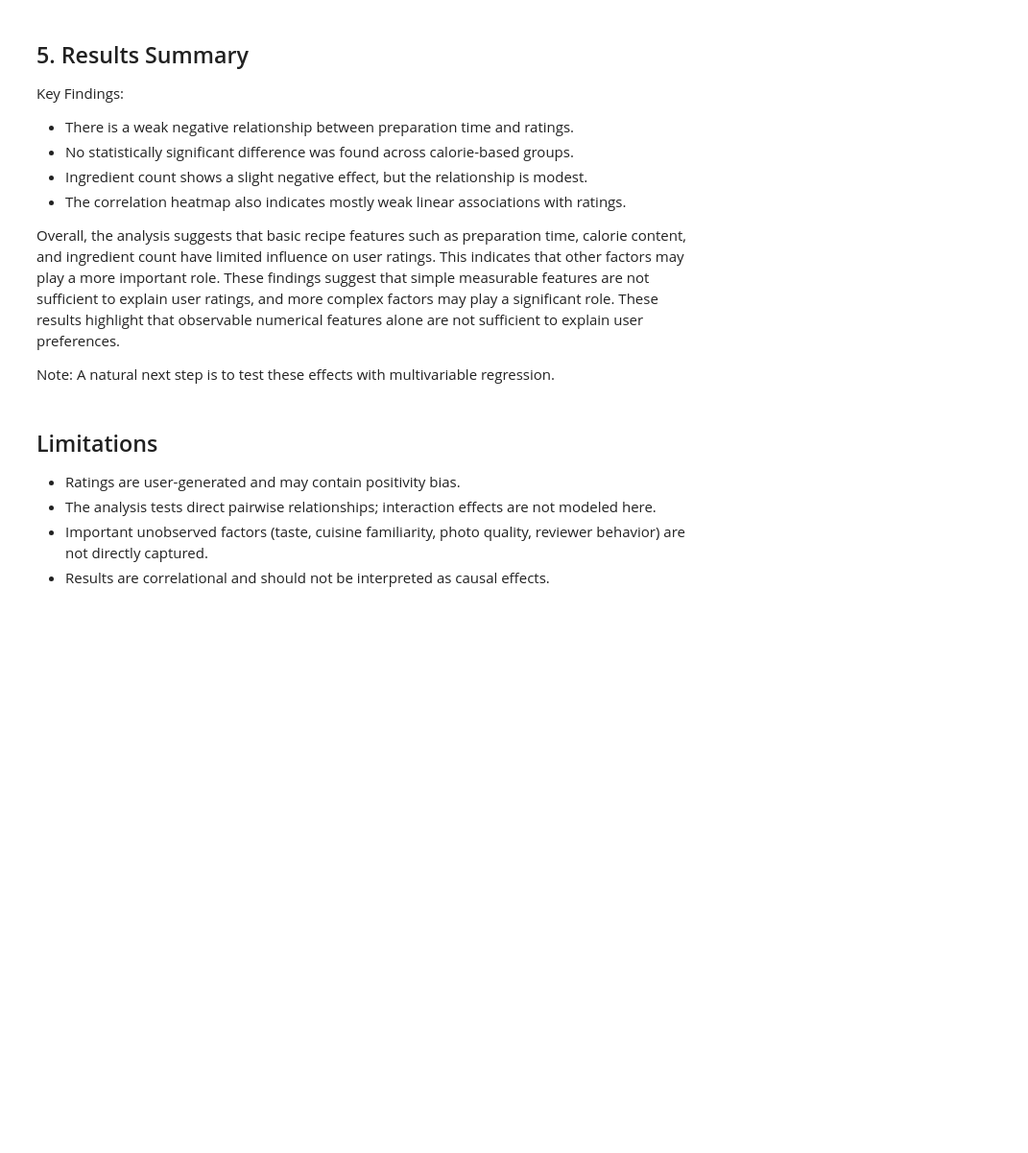
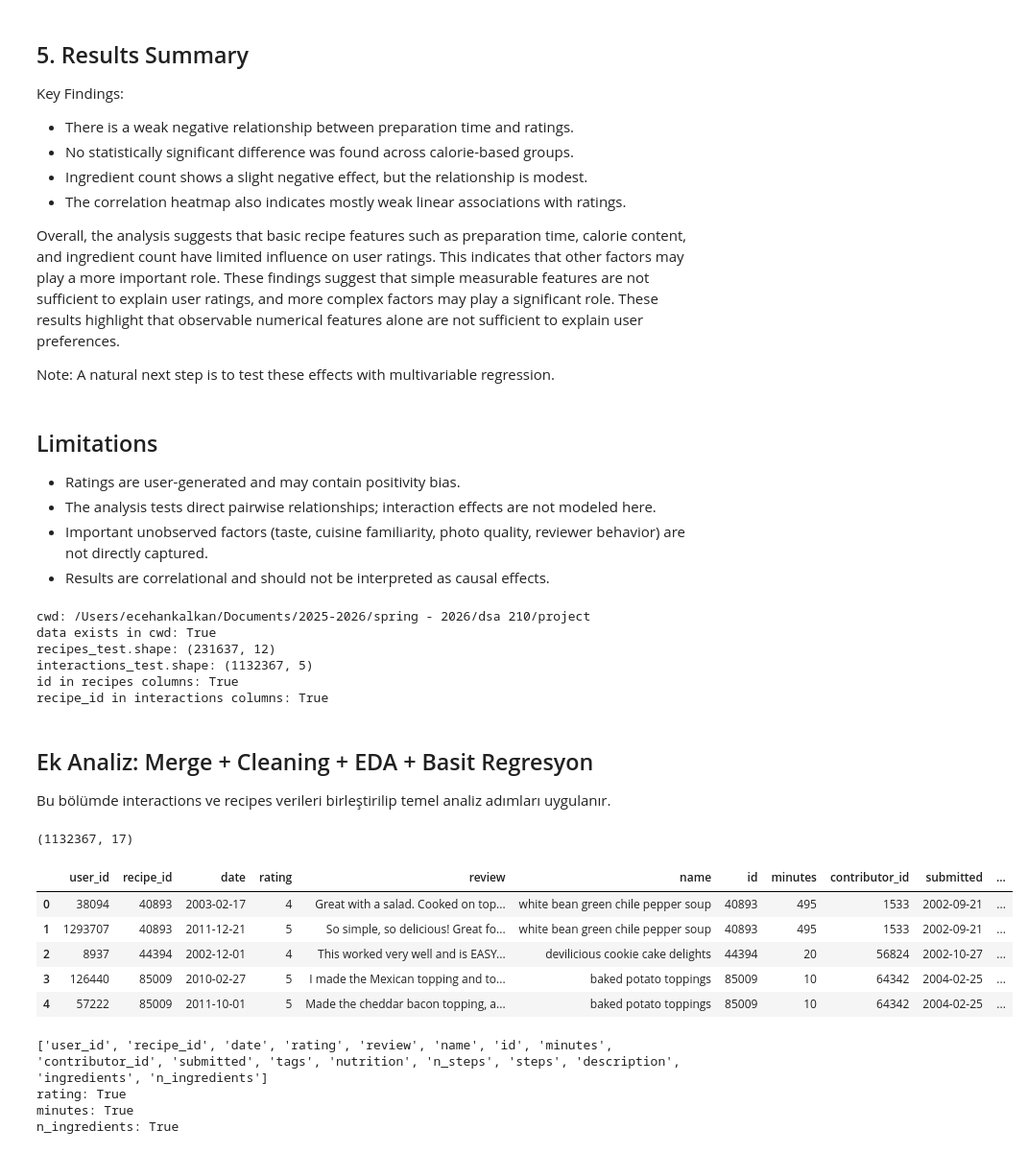
Before and after one commit to ecehankalkan/dsa210-project-ecehankalkan, a Jupyter notebook: recipe_ratings_analysis.ipynb, the cells around one changed output. Shown at 96% size. Saved outputs shown, nothing was run; the diff lists cells and outputs as text; code cells hidden in the pictures; blank space fills up the shorter version.

```diff
--- a/recipe_ratings_analysis.ipynb
+++ b/recipe_ratings_analysis.ipynb
@@ -313,3 +472,62 @@ Note: A natural next step is to test these effects with multivariable regression
 - The analysis tests direct pairwise relationships; interaction effects are not modeled here.
 - Important unobserved factors (taste, cuisine familiarity, photo quality, reviewer behavior) are not directly captured.
 - Results are correlational and should not be interpreted as causal effects.
+# %%
+import os
+from pathlib import Path
+
+print('cwd:', os.getcwd())
+print('data exists in cwd:', Path('data').exists())
+
+recipes_test = pd.read_csv('data/RAW_recipes.csv')
+interactions_test = pd.read_csv('data/RAW_interactions.csv')
+
+print('recipes_test.shape:', recipes_test.shape)
+print('interactions_test.shape:', interactions_test.shape)
+print('id in recipes columns:', 'id' in recipes_test.columns)
+print('recipe_id in interactions columns:', 'recipe_id' in interactions_test.columns)
+# %% [output]
+cwd: /Users/ecehankalkan/Documents/2025-2026/spring - 2026/dsa 210/project
+data exists in cwd: True
+recipes_test.shape: (231637, 12)
+interactions_test.shape: (1132367, 5)
+id in recipes columns: True
+recipe_id in interactions columns: True
+# %% [markdown]
+## Ek Analiz: Merge + Cleaning + EDA + Basit Regresyon
+
+Bu bölümde interactions ve recipes verileri birleştirilip temel analiz adımları uygulanır.
+# %%
+import pandas as pd
+
+recipes = pd.read_csv('data/RAW_recipes.csv')
+interactions = pd.read_csv('data/RAW_interactions.csv')
+
+df = interactions.merge(
+    recipes,
+    left_on='recipe_id',
+    right_on='id',
+    how='inner'
+)
+
+print(df.shape)
+df.head()
+# %% [output]
+(1132367, 17)
+|  | user_id | recipe_id | date | rating | review | name | id | minutes | contributor_id | submitted | ... |
+| 0 | 38094 | 40893 | 2003-02-17 | 4 | Great with a salad. Cooked on top... | white bean green chile pepper soup | 40893 | 495 | 1533 | 2002-09-21 | ... |
+| 1 | 1293707 | 40893 | 2011-12-21 | 5 | So simple, so delicious! Great fo... | white bean green chile pepper soup | 40893 | 495 | 1533 | 2002-09-21 | ... |
+| 2 | 8937 | 44394 | 2002-12-01 | 4 | This worked very well and is EASY... | devilicious cookie cake delights | 44394 | 20 | 56824 | 2002-10-27 | ... |
+| 3 | 126440 | 85009 | 2010-02-27 | 5 | I made the Mexican topping and to... | baked potato toppings | 85009 | 10 | 64342 | 2004-02-25 | ... |
+| 4 | 57222 | 85009 | 2011-10-01 | 5 | Made the cheddar bacon topping, a... | baked potato toppings | 85009 | 10 | 64342 | 2004-02-25 | ... |
+# %%
+print(df.columns.tolist())
+
+important_cols = ['rating', 'minutes', 'n_ingredients']
+for col in important_cols:
+    print(f"{col}:", col in df.columns)
+# %% [output]
+['user_id', 'recipe_id', 'date', 'rating', 'review', 'name', 'id', 'minutes', 'contributor_id', 'submitted', 'tags', 'nutrition', 'n_steps', 'steps', 'description', 'ingredients', 'n_ingredients']
+rating: True
+minutes: True
+n_ingredients: True
```
Also changed, not shown: parts of 16 cells of this notebook.
